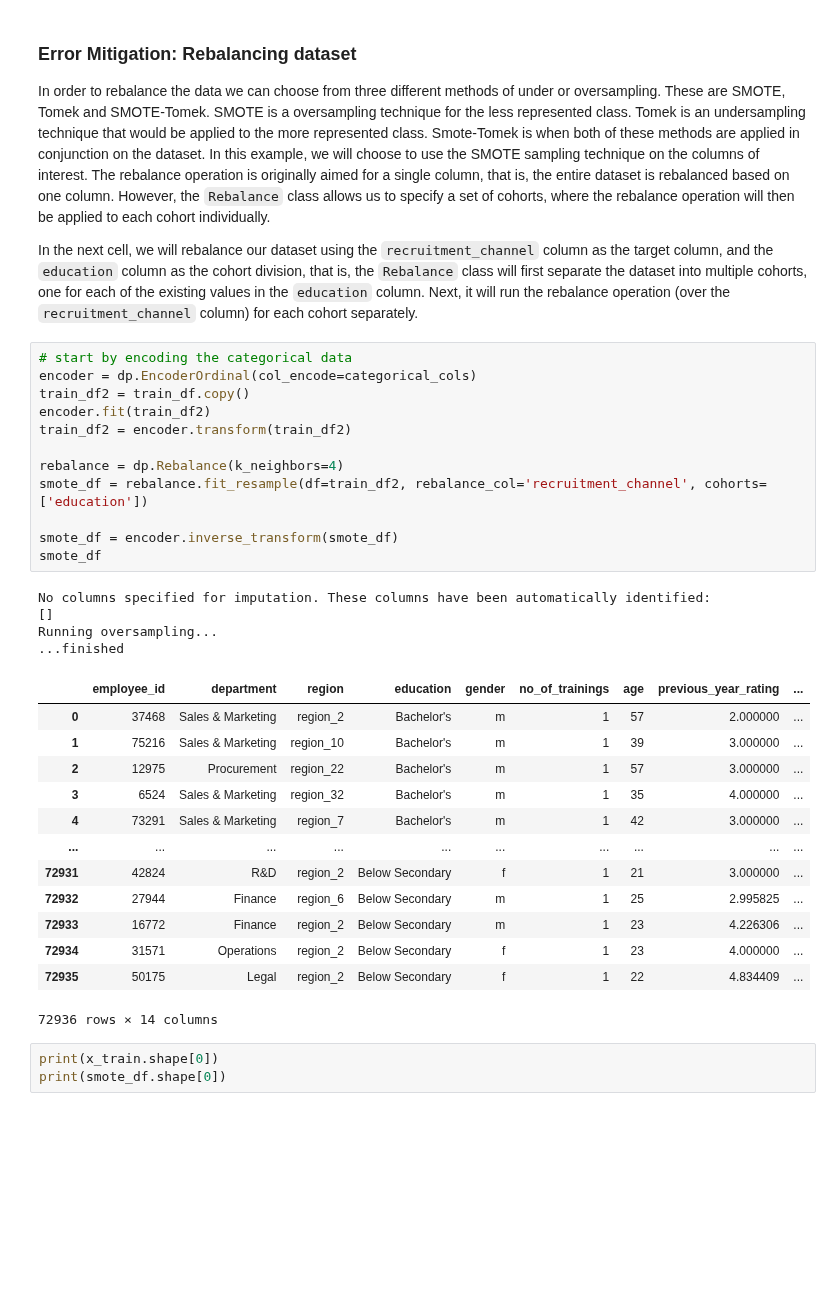
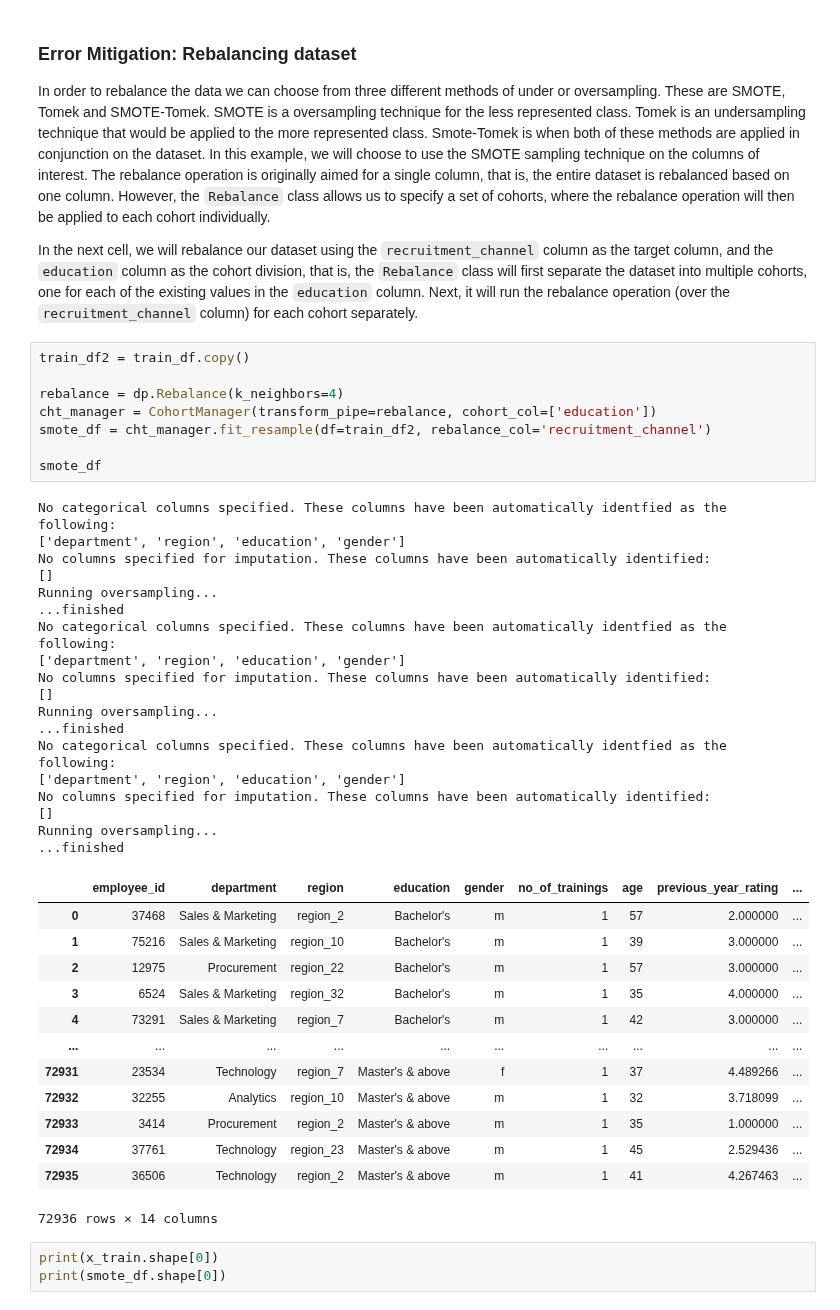
Before and after one commit to microsoft/responsible-ai-toolbox-mitigations, a Jupyter notebook: notebooks/data_balance_e2e.ipynb, the cells around one changed output. Saved outputs shown, nothing was run; the diff lists cells and outputs as text; blank space fills up the shorter version.

```diff
--- a/notebooks/data_balance_e2e.ipynb
+++ b/notebooks/data_balance_e2e.ipynb
@@ -287,36 +288,46 @@ agg_measures1
 In order to rebalance the data we can choose from three different methods of under or oversampling. These are SMOTE, Tomek and SMOTE-Tomek. SMOTE is a oversampling technique for the less represented class. Tomek is an undersampling technique that would be applied to the more represented class. Smote-Tomek is when both of these methods are applied in conjunction on the dataset. In this example, we will choose to use the SMOTE sampling technique on the columns of interest. The rebalance operation is originally aimed for a single column, that is, the entire dataset is rebalanced based on one column. However, the ``Rebalance`` class allows us to specify a set of cohorts, where the rebalance operation will then be applied to each cohort individually.
 
 In the next cell, we will rebalance our dataset using the `recruitment_channel` column as the target column, and the `education` column as the cohort division, that is, the ``Rebalance`` class will first separate the dataset into multiple cohorts, one for each of the existing values in the `education` column. Next, it will run the rebalance operation (over the `recruitment_channel` column) for each cohort separately.
-# %%
-# start by encoding the categorical data
-encoder = dp.EncoderOrdinal(col_encode=categorical_cols)
-train_df2 = train_df.copy()
-encoder.fit(train_df2)
-train_df2 = encoder.transform(train_df2)
-
-rebalance = dp.Rebalance(k_neighbors=4)
-smote_df = rebalance.fit_resample(df=train_df2, rebalance_col='recruitment_channel', cohorts=['education'])
-
-smote_df = encoder.inverse_transform(smote_df)
-smote_df
-# %% [output]
-No columns specified for imputation. These columns have been automatically identified:
-[]
-Running oversampling...
-...finished
-|  | employee_id | department | region | education | gender | no_of_trainings | age | previous_year_rating | ... |
-| 0 | 37468 | Sales & Marketing | region_2 | Bachelor's | m | 1 | 57 | 2.000000 | ... |
-| 1 | 75216 | Sales & Marketing | region_10 | Bachelor's | m | 1 | 39 | 3.000000 | ... |
-| 2 | 12975 | Procurement | region_22 | Bachelor's | m | 1 | 57 | 3.000000 | ... |
-| 3 | 6524 | Sales & Marketing | region_32 | Bachelor's | m | 1 | 35 | 4.000000 | ... |
-| 4 | 73291 | Sales & Marketing | region_7 | Bachelor's | m | 1 | 42 | 3.000000 | ... |
-| ... | ... | ... | ... | ... | ... | ... | ... | ... | ... |
-| 72931 | 42824 | R&D | region_2 | Below Secondary | f | 1 | 21 | 3.000000 | ... |
-| 72932 | 27944 | Finance | region_6 | Below Secondary | m | 1 | 25 | 2.995825 | ... |
-| 72933 | 16772 | Finance | region_2 | Below Secondary | m | 1 | 23 | 4.226306 | ... |
-| 72934 | 31571 | Operations | region_2 | Below Secondary | f | 1 | 23 | 4.000000 | ... |
-| 72935 | 50175 | Legal | region_2 | Below Secondary | f | 1 | 22 | 4.834409 | ... |
-72936 rows × 14 columns
+# %%
+train_df2 = train_df.copy()
+
+rebalance = dp.Rebalance(k_neighbors=4)
+cht_manager = CohortManager(transform_pipe=rebalance, cohort_col=['education'])
+smote_df = cht_manager.fit_resample(df=train_df2, rebalance_col='recruitment_channel')
+
+smote_df
+# %% [output]
+No categorical columns specified. These columns have been automatically identfied as the following:
+['department', 'region', 'education', 'gender']
+No columns specified for imputation. These columns have been automatically identified:
+[]
+Running oversampling...
+...finished
+No categorical columns specified. These columns have been automatically identfied as the following:
+['department', 'region', 'education', 'gender']
+No columns specified for imputation. These columns have been automatically identified:
+[]
+Running oversampling...
+...finished
+No categorical columns specified. These columns have been automatically identfied as the following:
+['department', 'region', 'education', 'gender']
+No columns specified for imputation. These columns have been automatically identified:
+[]
+Running oversampling...
+...finished
+|  | employee_id | department | region | education | gender | no_of_trainings | age | previous_year_rating | ... |
+| 0 | 37468 | Sales & Marketing | region_2 | Bachelor's | m | 1 | 57 | 2.000000 | ... |
+| 1 | 75216 | Sales & Marketing | region_10 | Bachelor's | m | 1 | 39 | 3.000000 | ... |
+| 2 | 12975 | Procurement | region_22 | Bachelor's | m | 1 | 57 | 3.000000 | ... |
+| 3 | 6524 | Sales & Marketing | region_32 | Bachelor's | m | 1 | 35 | 4.000000 | ... |
+| 4 | 73291 | Sales & Marketing | region_7 | Bachelor's | m | 1 | 42 | 3.000000 | ... |
+| ... | ... | ... | ... | ... | ... | ... | ... | ... | ... |
+| 72931 | 23534 | Technology | region_7 | Master's & above | f | 1 | 37 | 4.489266 | ... |
+| 72932 | 32255 | Analytics | region_10 | Master's & above | m | 1 | 32 | 3.718099 | ... |
+| 72933 | 3414 | Procurement | region_2 | Master's & above | m | 1 | 35 | 1.000000 | ... |
+| 72934 | 37761 | Technology | region_23 | Master's & above | m | 1 | 45 | 2.529436 | ... |
+| 72935 | 36506 | Technology | region_2 | Master's & above | m | 1 | 41 | 4.267463 | ... |
+72936 rows × 14 columns
 # %%
 print(x_train.shape[0])
 print(smote_df.shape[0])
```
Also changed, not shown: parts of 5 cells of this notebook, 3 other files.
